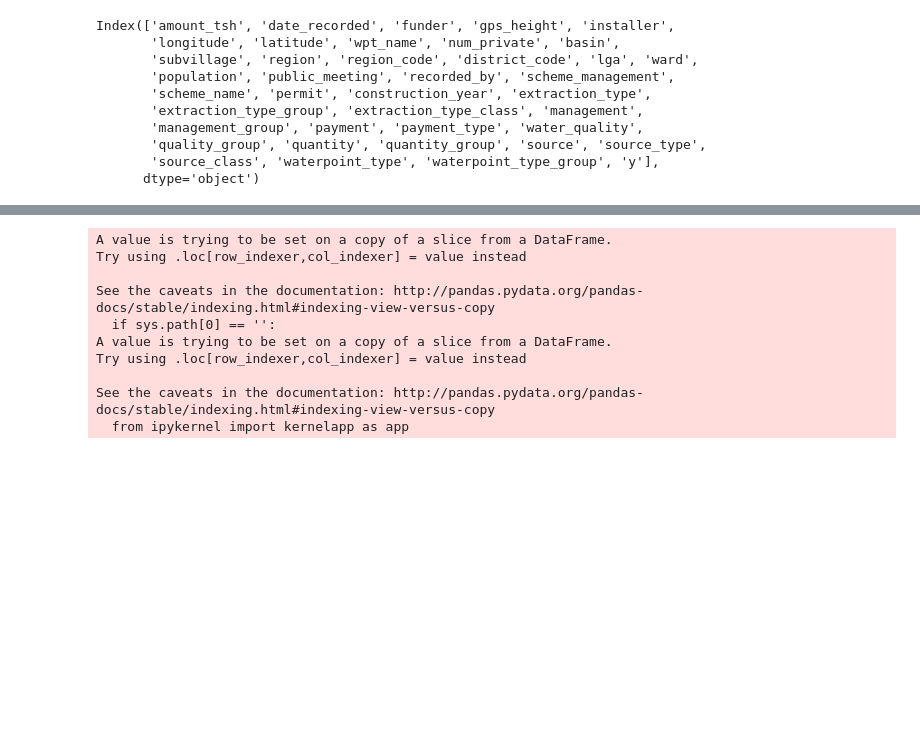
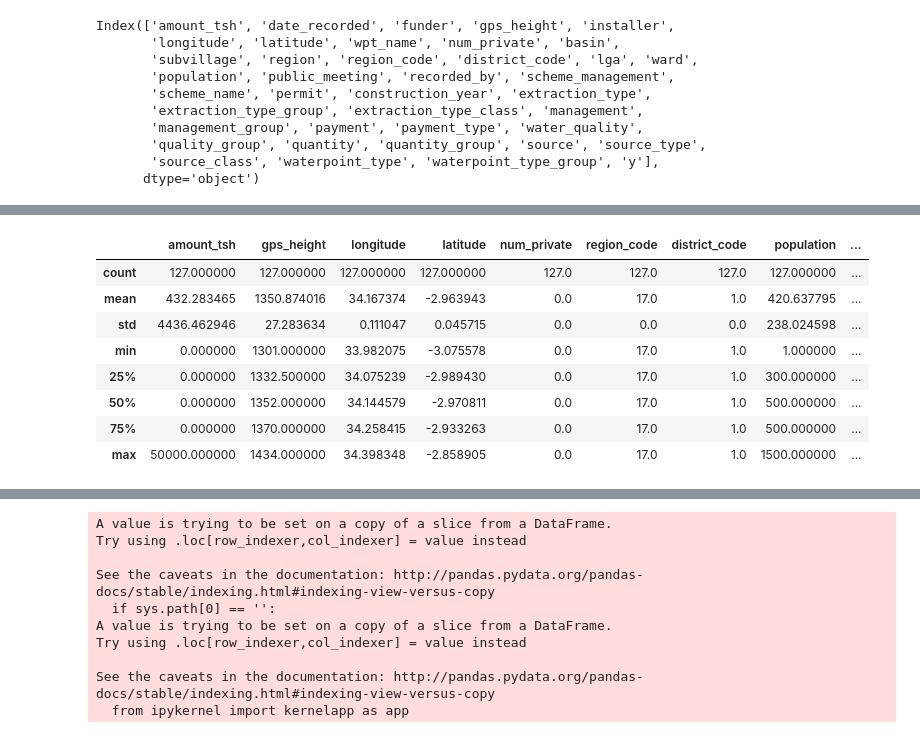
Before and after one commit to derek-shing/DS-Unit2-Sprint5-Kaggle, a Jupyter notebook: Project2.ipynb, the cells around one changed output, grey strips where cells are left out. Saved outputs shown, nothing was run; the diff lists cells and outputs as text; code cells hidden in the pictures; blank space fills up the shorter version.

```diff
--- a/Project2.ipynb
+++ b/Project2.ipynb
@@ -117,0 +139,12 @@ Name: funder, Length: 1639, dtype: int64
+# %%
+X_train[(X_train['region_code']==17) & (X_train['construction_year']!=0)].describe()
+# %% [output]
+|  | amount_tsh | gps_height | longitude | latitude | num_private | region_code | district_code | population | ... |
+| count | 127.000000 | 127.000000 | 127.000000 | 127.000000 | 127.0 | 127.0 | 127.0 | 127.000000 | ... |
+| mean | 432.283465 | 1350.874016 | 34.167374 | -2.963943 | 0.0 | 17.0 | 1.0 | 420.637795 | ... |
+| std | 4436.462946 | 27.283634 | 0.111047 | 0.045715 | 0.0 | 0.0 | 0.0 | 238.024598 | ... |
+| min | 0.000000 | 1301.000000 | 33.982075 | -3.075578 | 0.0 | 17.0 | 1.0 | 1.000000 | ... |
+| 25% | 0.000000 | 1332.500000 | 34.075239 | -2.989430 | 0.0 | 17.0 | 1.0 | 300.000000 | ... |
+| 50% | 0.000000 | 1352.000000 | 34.144579 | -2.970811 | 0.0 | 17.0 | 1.0 | 500.000000 | ... |
+| 75% | 0.000000 | 1370.000000 | 34.258415 | -2.933263 | 0.0 | 17.0 | 1.0 | 500.000000 | ... |
+| max | 50000.000000 | 1434.000000 | 34.398348 | -2.858905 | 0.0 | 17.0 | 1.0 | 1500.000000 | ... |
```
Also changed, not shown: parts of 57 cells of this notebook.
